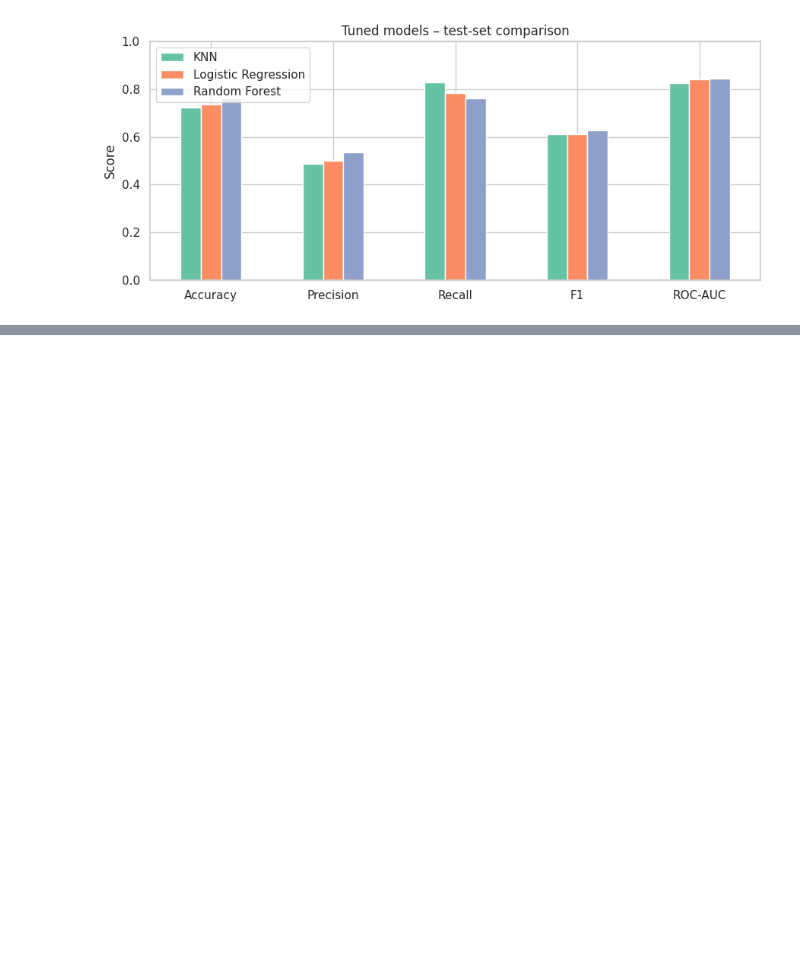
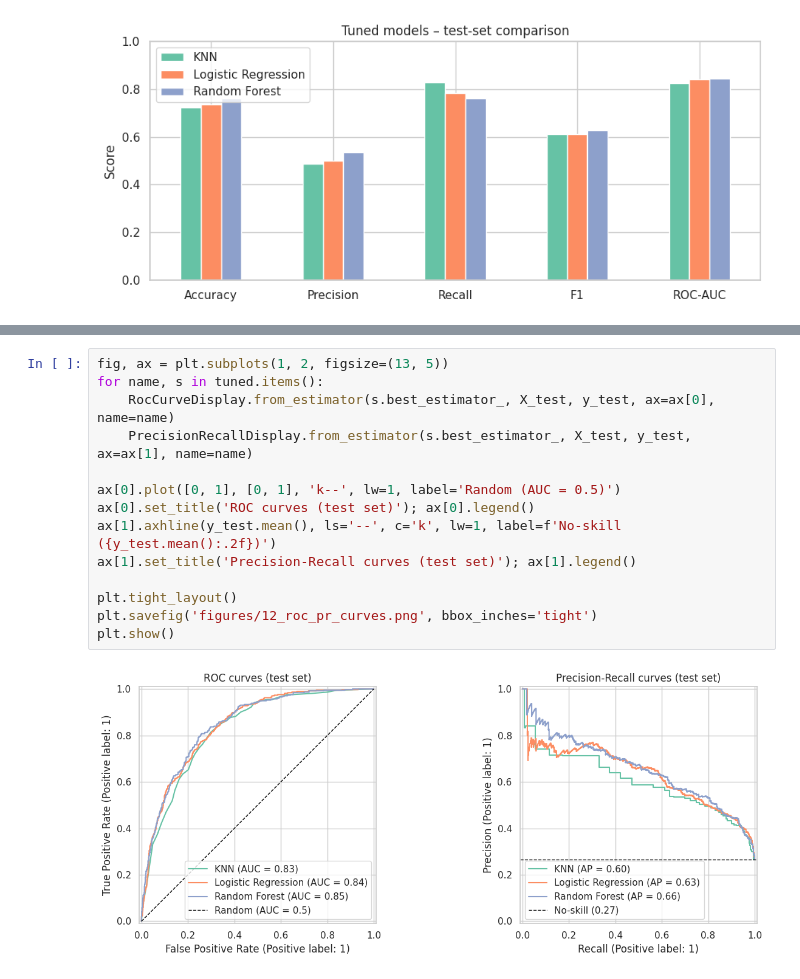
Before and after one commit to charuka200/telco-churn-ml, a Jupyter notebook: Telco_Churn_Coursework.ipynb, the cells around one changed output, grey strips where cells are left out. Drawn from its saved outputs; the diff is of its cells as text; blank space fills up the shorter version.

```diff
--- a/Telco_Churn_Coursework.ipynb
+++ b/Telco_Churn_Coursework.ipynb
@@ -805,0 +832,16 @@ plt.show()
+# %%
+fig, ax = plt.subplots(1, 2, figsize=(13, 5))
+for name, s in tuned.items():
+    RocCurveDisplay.from_estimator(s.best_estimator_, X_test, y_test, ax=ax[0], name=name)
+    PrecisionRecallDisplay.from_estimator(s.best_estimator_, X_test, y_test, ax=ax[1], name=name)
+
+ax[0].plot([0, 1], [0, 1], 'k--', lw=1, label='Random (AUC = 0.5)')
+ax[0].set_title('ROC curves (test set)'); ax[0].legend()
+ax[1].axhline(y_test.mean(), ls='--', c='k', lw=1, label=f'No-skill ({y_test.mean():.2f})')
+ax[1].set_title('Precision-Recall curves (test set)'); ax[1].legend()
+
+plt.tight_layout()
+plt.savefig('figures/12_roc_pr_curves.png', bbox_inches='tight')
+plt.show()
+# %% [output]
+[figure, added]
```
Also changed, not shown: parts of 10 cells of this notebook.
